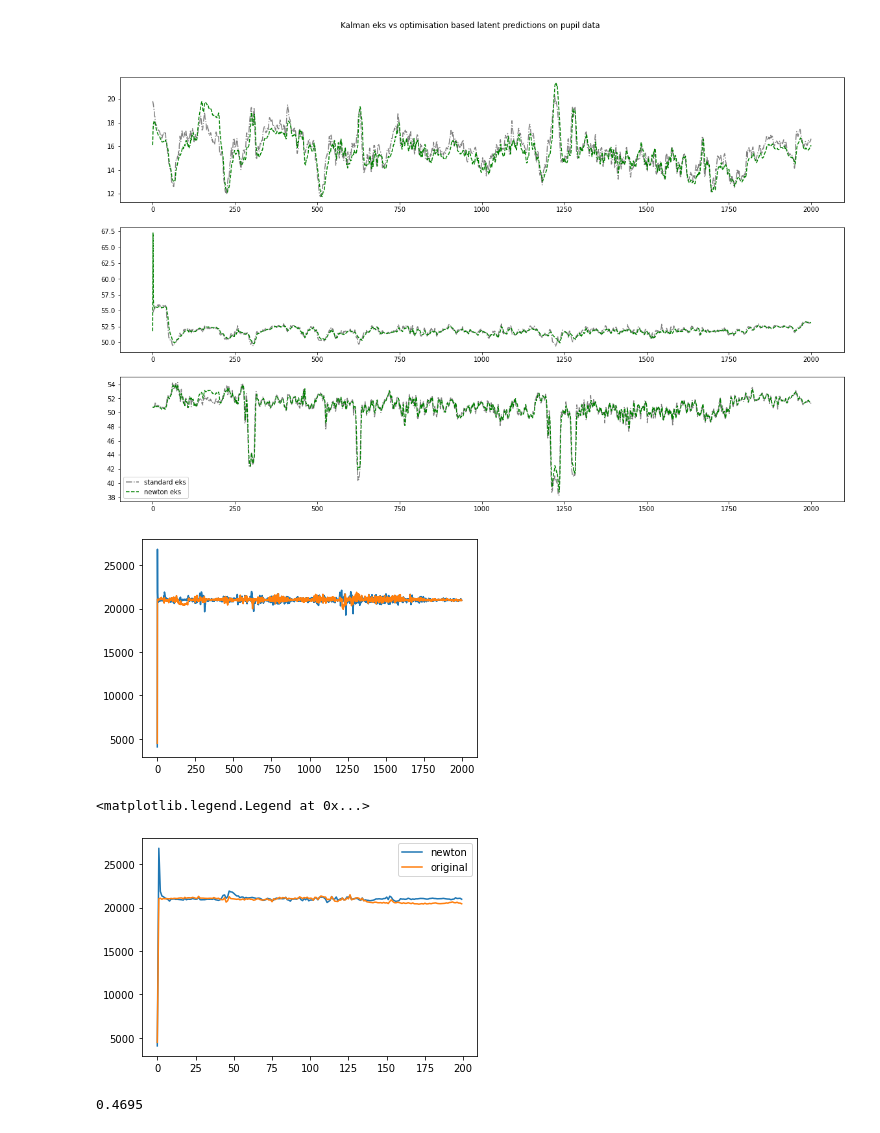
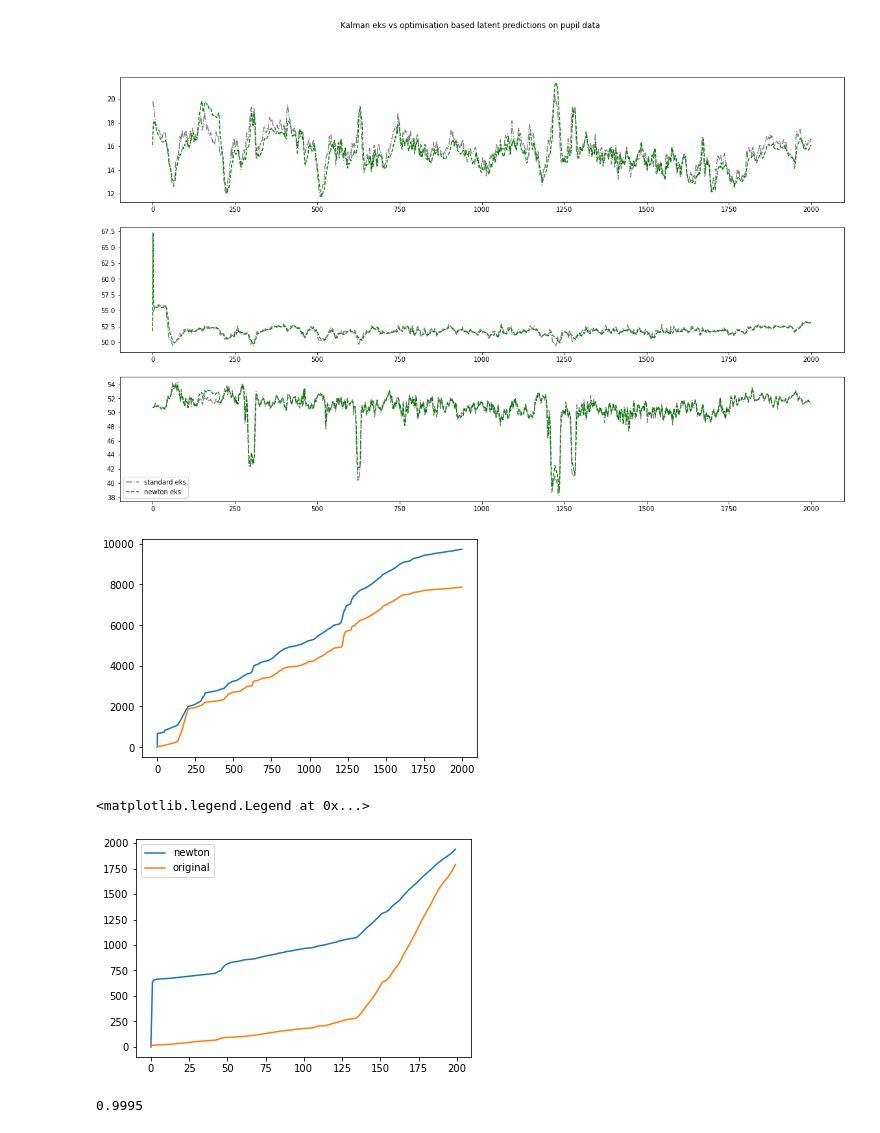
Before and after one commit to erialc-cal/eks, a Jupyter notebook: Kalman via optimisation.ipynb, the cells around one changed output. Saved outputs shown, nothing was run; the diff lists cells and outputs as text; code cells hidden in the pictures.

```diff
--- a/Kalman via optimisation.ipynb
+++ b/Kalman via optimisation.ipynb
@@ -197,24 +197,28 @@ def get_likelihood(y, q, mu0, S0, A, B, D, E):
     loglik = np.zeros(T)
     loglik[0]= (q[:,0]-mu0).T @ np.linalg.inv(S0) @ (q[:,0]-mu0)
     for k in range(1,y.shape[0]):
-        loglik[k] = (y[k,:]-B@q[:,k]).T@invD@(y[k,:]-B@q[:,k])
-        + (q[:,k]-A@q[:,k-1]).T@invE@(q[:,k]-A@q[:,k-1])+loglik[k-1]
+        loglik[k] = loglik[k-1]+(y[k,:]-B@q[:,k]).T@invD@(y[k,:]-B@q[:,k])
+        + (q[:,k]-A@q[:,k-1]).T@invE@(q[:,k]-A@q[:,k-1])
     plt.plot(loglik)
     return loglik
+# %%
+q_norm = np.zeros((T,r))
+for i in range(r):
+    q_norm[:,i] = q[:,i]-mean_array[i]
 # %%
-log1 = get_likelihood(y,q_pred.T, mu0, S0, A, B, D, E)
-log0 =  get_likelihood(y,q.T, mu0, S0, A, B, D, E)
+log1 = get_likelihood(y,q_test.T, mu0, S0, A, B, D, E)
+log0 =  get_likelihood(y,q_norm.T, mu0, S0, A, B, D, E)
 # %% [output]
-[figure, old version]
+[figure, new version]
 # %%
 plt.plot(log1[:200], label="newton")
 plt.plot(log0[:200],label="original")
 plt.legend()
 # %% [output]
 <matplotlib.legend.Legend at 0x...>
-[figure, old version]
+[figure, new version]
 # %%
 np.sum(log1-log0>0)/2000
 # %% [output]
-0.4695
+0.9995
 # %%
```
Also changed, not shown: parts of 8 cells of this notebook, 2 other files.
